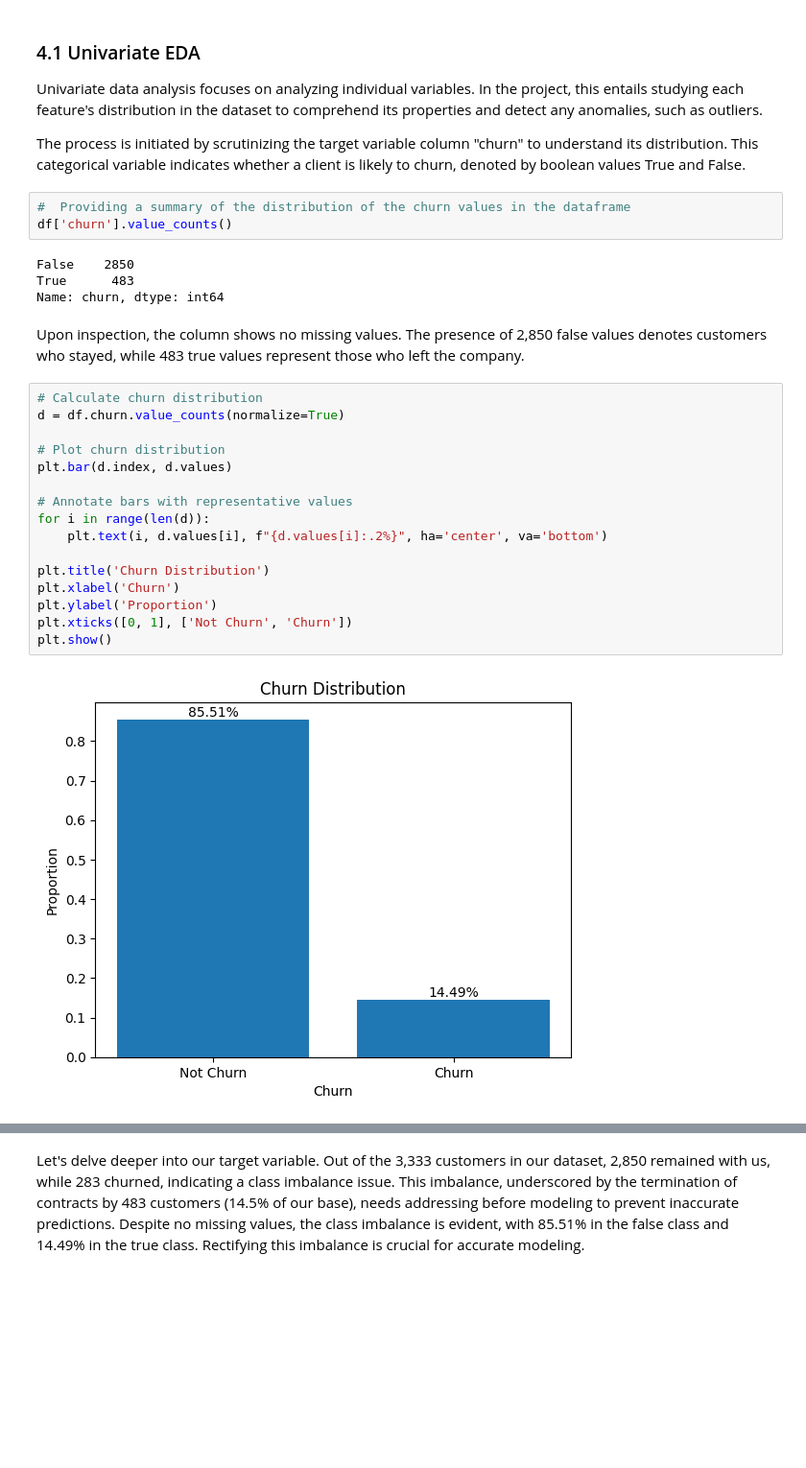
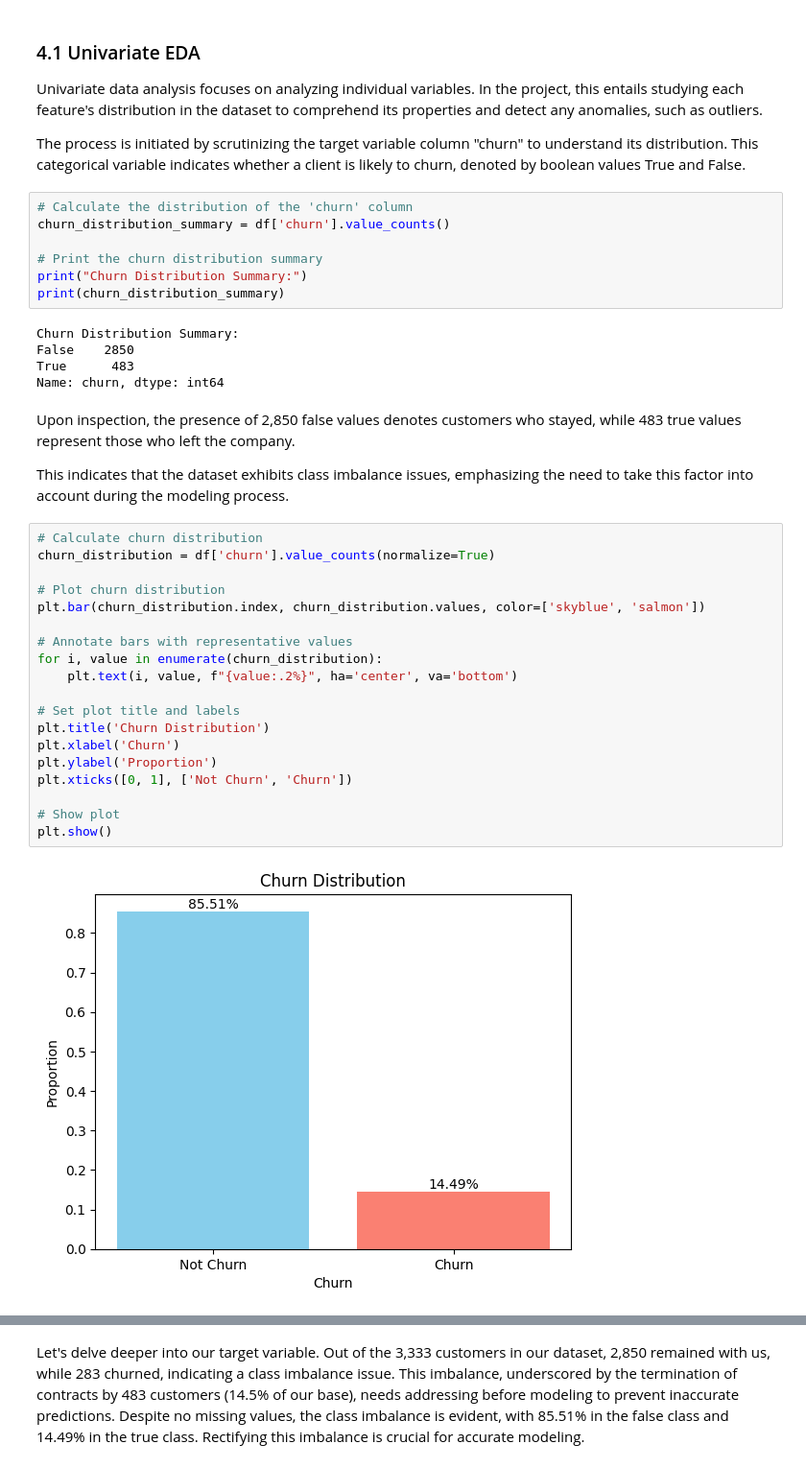
Before and after one commit to NgenziNevilleMativo/syriatel_customer_churn, a Jupyter notebook: index.ipynb, the cells around one changed output, grey strips where cells are left out. Shown at 96% size. Drawn from its saved outputs; the diff is of its cells as text; blank space fills up the shorter version.

```diff
--- a/index.ipynb
+++ b/index.ipynb
@@ -270,29 +270,39 @@ Univariate data analysis focuses on analyzing individual variables. In the proje
 
 The process is initiated by scrutinizing the target variable column "churn" to understand its distribution. This categorical variable indicates whether a client is likely to churn, denoted by boolean values True and False.
 # %%
-#  Providing a summary of the distribution of the churn values in the dataframe
-df['churn'].value_counts()
+# Calculate the distribution of the 'churn' column
+churn_distribution_summary = df['churn'].value_counts()
+
+# Print the churn distribution summary
+print("Churn Distribution Summary:")
+print(churn_distribution_summary)
 # %% [output]
+Churn Distribution Summary:
 False    2850
 True      483
 Name: churn, dtype: int64
 # %% [markdown]
-Upon inspection, the column shows no missing values. The presence of 2,850 false values denotes customers who stayed, while 483 true values represent those who left the company.
+Upon inspection, the presence of 2,850 false values denotes customers who stayed, while 483 true values represent those who left the company.
+
+This indicates that the dataset exhibits class imbalance issues, emphasizing the need to take this factor into account during the modeling process.
 # %%
 # Calculate churn distribution
-d = df.churn.value_counts(normalize=True)
+churn_distribution = df['churn'].value_counts(normalize=True)
 
 # Plot churn distribution
-plt.bar(d.index, d.values)
+plt.bar(churn_distribution.index, churn_distribution.values, color=['skyblue', 'salmon'])
 
 # Annotate bars with representative values
-for i in range(len(d)):
-    plt.text(i, d.values[i], f"{d.values[i]:.2%}", ha='center', va='bottom')
+for i, value in enumerate(churn_distribution):
+    plt.text(i, value, f"{value:.2%}", ha='center', va='bottom')
 
+# Set plot title and labels
 plt.title('Churn Distribution')
 plt.xlabel('Churn')
 plt.ylabel('Proportion')
 plt.xticks([0, 1], ['Not Churn', 'Churn'])
+
+# Show plot
 plt.show()
 # %% [output]
-[figure, old version]
+[figure, new version]
```
Also changed, not shown: parts of 1 cell of this notebook.
